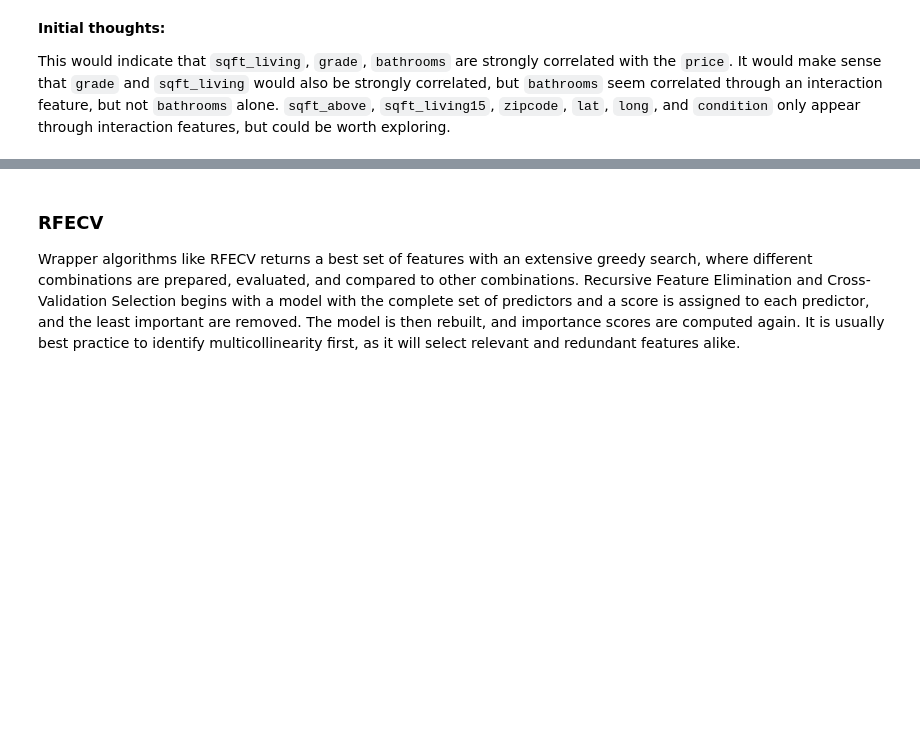
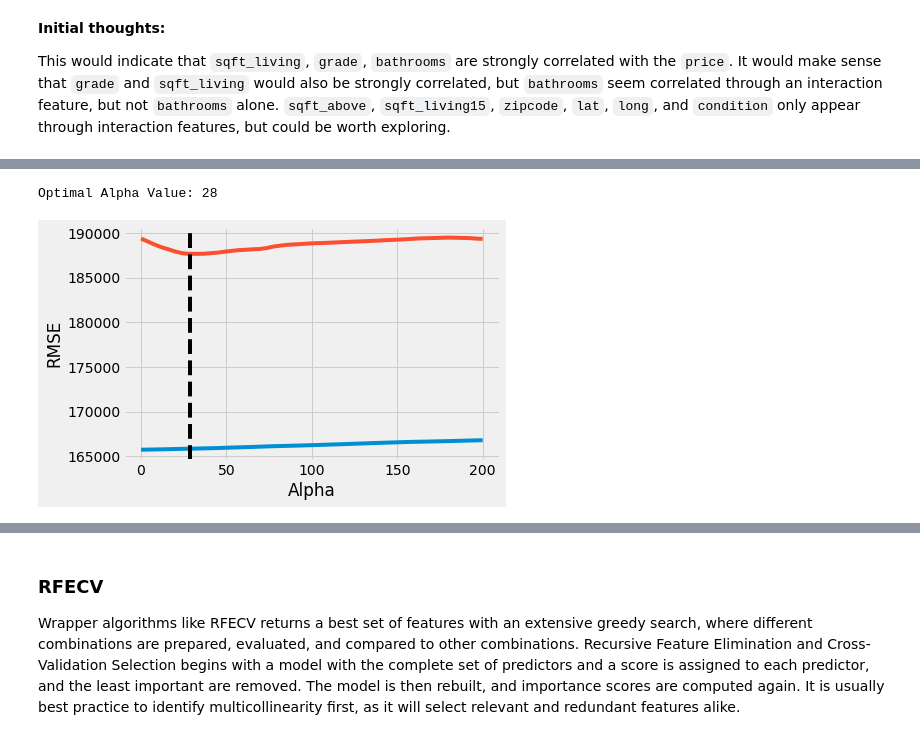
Before and after one commit to datascisteven/King-County-Housing-Price-Prediction, a Jupyter notebook: final_report.ipynb, the cells around one changed output, grey strips where cells are left out. Drawn from its saved outputs; the diff is of its cells as text; code cells hidden in the pictures; blank space fills up the shorter version.

```diff
--- a/final_report.ipynb
+++ b/final_report.ipynb
@@ -1100,0 +1015,18 @@ This would indicate that `sqft_living`, `grade`, `bathrooms` are strongly correl
+# %%
+dum_feat2 = df[['bedrooms', 'bathrooms', grade']]
+dum_index2 = dum_feat2.columns
+df_dum2 = pd.get_dummies(data=dum_feat2, columns=dum_index2, drop_first=True, prefix=['bdr', 'bth', 'grd'])
+poly_feat2 = df.drop('price', axis=1)
+target = df['price']
+poly2 = PolynomialFeatures(degree=2, include_bias=False)
+poly_data2 = poly2.fit_transform(poly_feat2)
+poly_columns2 = poly2.get_feature_names(poly_feat2.columns)
+df_poly2 = pd.DataFrame(poly_data2, columns=poly_columns2)
+df_poly2.drop(columns=['bedrooms', 'bathrooms', 'floors', 'condition', 'grade'], inplace=True)
+df_model2 = pd.concat([df_poly2, df_dum2], axis=1)
+# %%
+X_tr2, X_tt2, y_tr2, y_tt2 = train_test_split(df_model2, target, random_state=34, test_size=0.2)
+scaler = StandardScaler()
+scaler.fit(X_tr2)
+X_tr2 = pd.DataFrame(data=scaler.transform(X_tr2), columns=df_model2.columns)
+X_tt2 = pd.DataFrame(data=scaler.transform(X_tt2), columns=df_model2.columns)
@@ -1100,0 +1039,25 @@ This would indicate that `sqft_living`, `grade`, `bathrooms` are strongly correl
+# %%
+tr_rmse=[]
+tt_rmse=[]
+alphas=[]
+for alpha in np.linspace(0,200, num=50):
+    lasso=Lasso(alpha=alpha)
+    lasso.fit(X_tr2, y_tr2)
+    tr_pred=lasso.predict(X_tr2)
+    tr_rmse.append(np.sqrt(mean_squared_error(y_tr2, tr_pred)))
+    tt_pred=lasso.predict(X_tt2)
+    tt_rmse.append(np.sqrt(mean_squared_error(y_tt2, tt_pred)))
+    alphas.append(alpha)
+
+fig,ax=plt.subplots()
+ax.plot(alphas, tr_rmse, label="Train")
+ax.plot(alphas, tt_rmse, label="Test")
+ax.set_xlabel("Alpha")
+ax.set_ylabel("RMSE")
+optimal_alpha=alphas[np.argmin(tt_rmse)]
+ax.axvline(optimal_alpha, color="black", linestyle="--")
+print(f'Optimal Alpha Value: {int(optimal_alpha)}')
+plt.savefig('images/optimal_lasso.png')
+# %% [output]
+Optimal Alpha Value: 28
+[figure, added]
```
Also changed, not shown: parts of 90 cells of this notebook, 4 other files.
